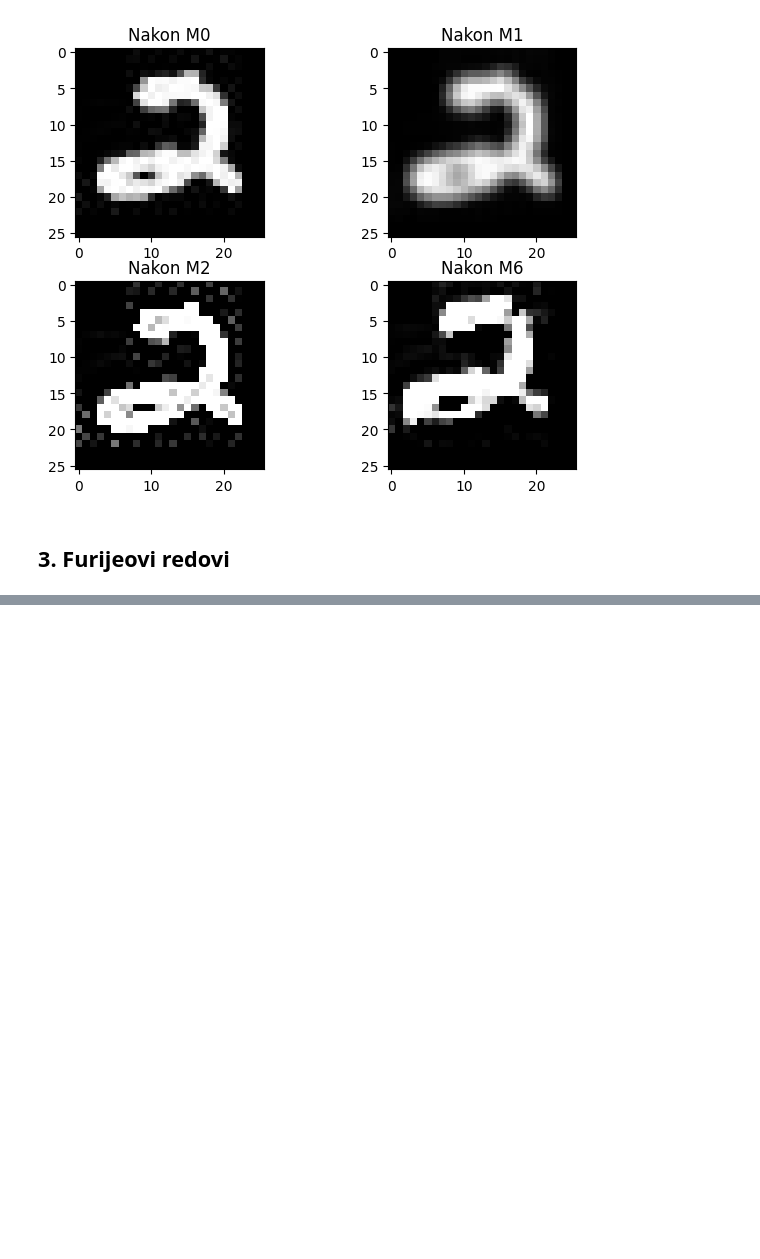
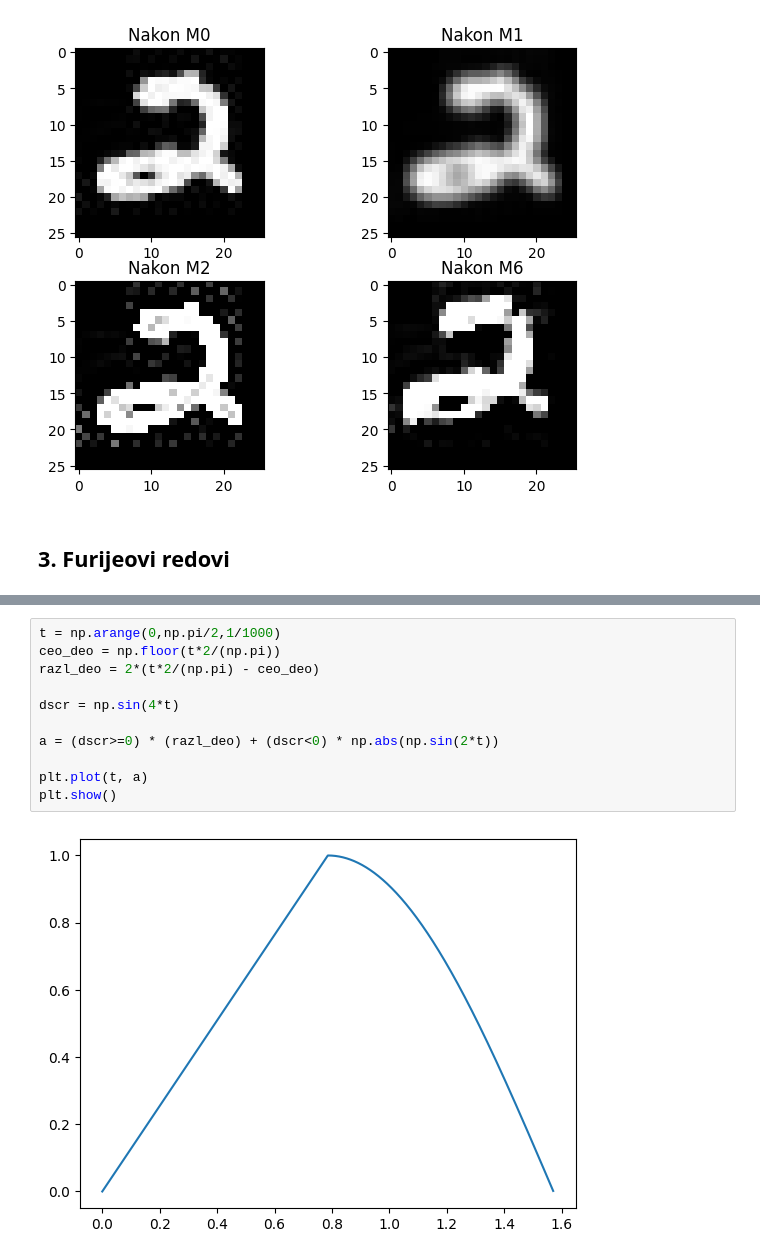
Before and after one commit to NovakTJ/codespaces-jupyter, a Jupyter notebook: notebooks/domaci.ipynb, the cells around one changed output, grey strips where cells are left out. Cells and saved outputs as stored; diff of their text form; blank space fills up the shorter version.

```diff
--- a/notebooks/domaci.ipynb
+++ b/notebooks/domaci.ipynb
@@ -303,0 +309,13 @@ result_2d.max()=tensor(1113.), result_2d.min()=tensor(-860.)
+# %%
+t = np.arange(0,np.pi/2,1/1000)
+ceo_deo = np.floor(t*2/(np.pi))
+razl_deo = 2*(t*2/(np.pi) - ceo_deo)
+
+dscr = np.sin(4*t)
+
+a = (dscr>=0) * (razl_deo) + (dscr<0) * np.abs(np.sin(2*t))
+
+plt.plot(t, a)
+plt.show()
+# %% [output]
+[figure, added]
```
Also changed, not shown: parts of 3 cells of this notebook, 2 other files.
